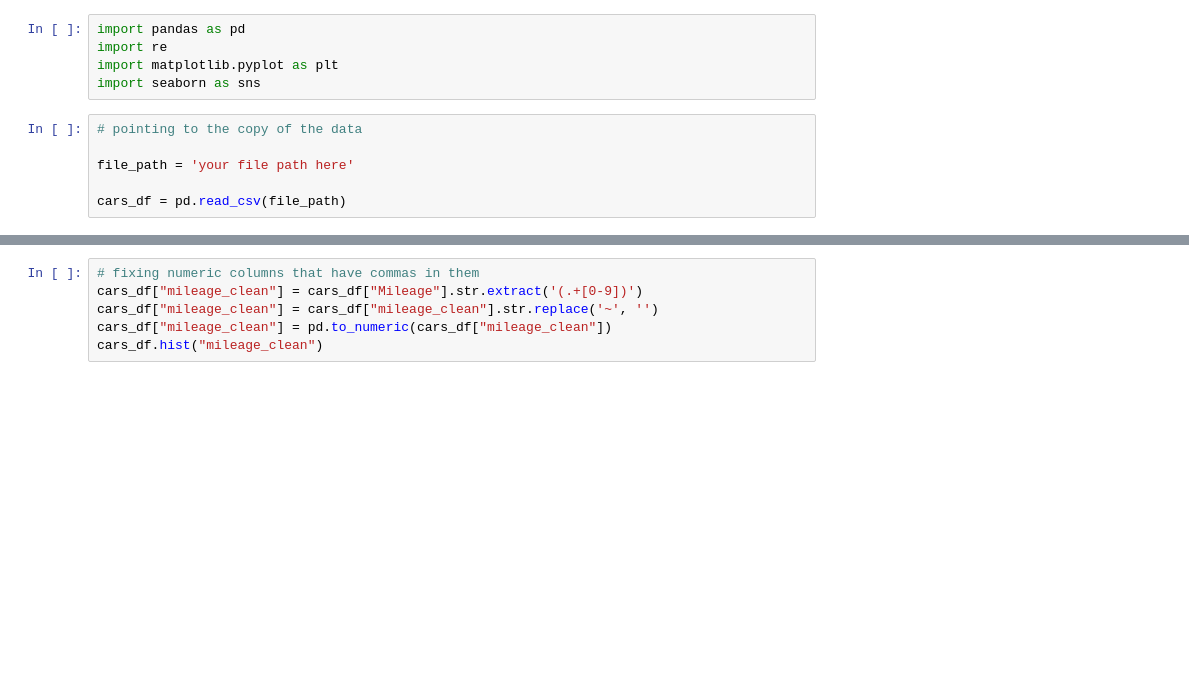
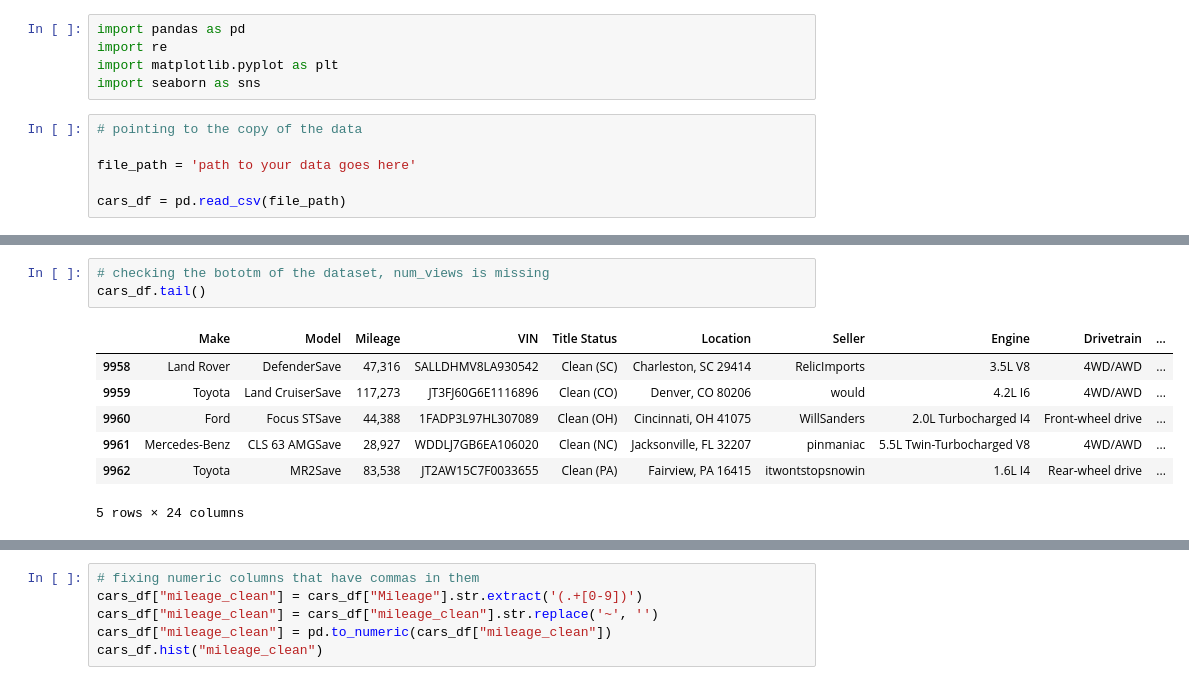
Before and after one commit to pwolff42/auto_auctions, a Jupyter notebook: data_cleansing.ipynb, the cells around one changed output, grey strips where cells are left out. Cells and saved outputs as stored; diff of their text form; blank space fills up the shorter version.

Commit message:
data cleaning notebook for the scraped data

```diff
--- a/data_cleansing.ipynb
+++ b/data_cleansing.ipynb
@@ -8,6 +8,6 @@ import seaborn as sns
 # %%
 # pointing to the copy of the data
 
-file_path = 'your file path here'
+file_path = 'path to your data goes here'
 
 cars_df = pd.read_csv(file_path)
@@ -23,0 +25,11 @@ cars_df.head()
+# %%
+# checking the bototm of the dataset, num_views is missing
+cars_df.tail()
+# %% [output]
+|  | Make | Model | Mileage | VIN | Title Status | Location | Seller | Engine | Drivetrain | ... |
+| 9958 | Land Rover | DefenderSave | 47,316 | SALLDHMV8LA930542 | Clean (SC) | Charleston, SC 29414 | RelicImports | 3.5L V8 | 4WD/AWD | ... |
+| 9959 | Toyota | Land CruiserSave | 117,273 | JT3FJ60G6E1116896 | Clean (CO) | Denver, CO 80206 | would | 4.2L I6 | 4WD/AWD | ... |
+| 9960 | Ford | Focus STSave | 44,388 | 1FADP3L97HL307089 | Clean (OH) | Cincinnati, OH 41075 | WillSanders | 2.0L Turbocharged I4 | Front-wheel drive | ... |
+| 9961 | Mercedes-Benz | CLS 63 AMGSave | 28,927 | WDDLJ7GB6EA106020 | Clean (NC) | Jacksonville, FL 32207 | pinmaniac | 5.5L Twin-Turbocharged V8 | 4WD/AWD | ... |
+| 9962 | Toyota | MR2Save | 83,538 | JT2AW15C7F0033655 | Clean (PA) | Fairview, PA 16415 | itwontstopsnowin | 1.6L I4 | Rear-wheel drive | ... |
+5 rows × 24 columns
```
Also changed, not shown: parts of 7 cells of this notebook.
